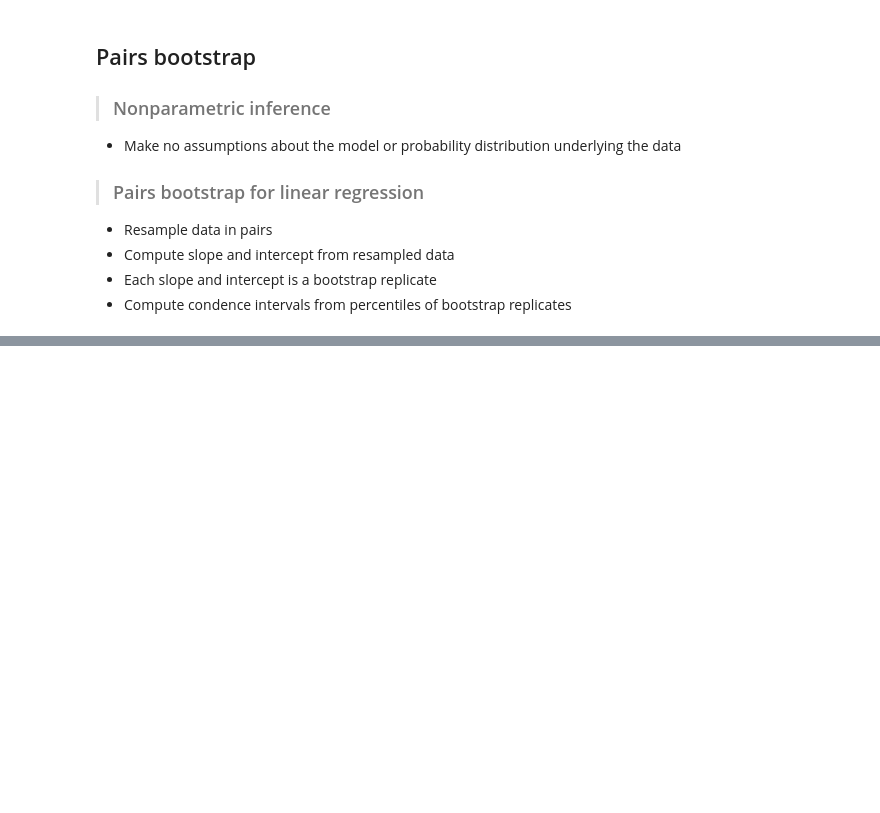
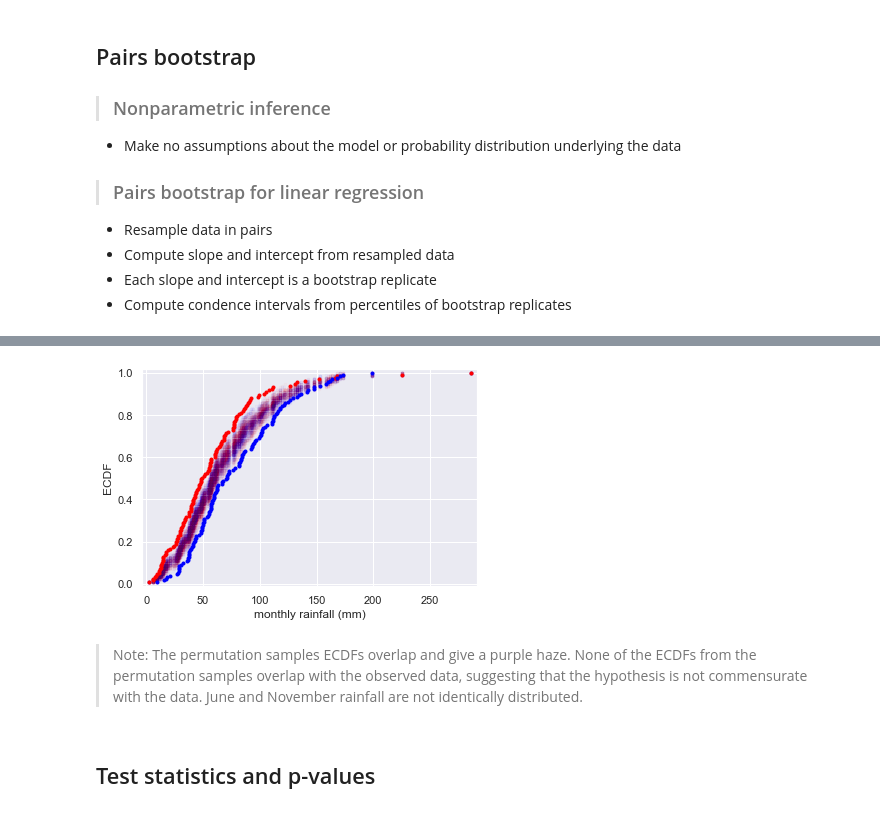
Before and after one commit to VictorOmondi1997/Statistical-Thinking-in-Python-Part-2-, a Jupyter notebook: Statistical Thinking in Python (Part 2).ipynb, the cells around one changed output, grey strips where cells are left out. Cells and saved outputs as stored; diff of their text form; code cells hidden in the pictures; blank space fills up the shorter version.

```diff
--- a/Statistical Thinking in Python (Part 2).ipynb
+++ b/Statistical Thinking in Python (Part 2).ipynb
@@ -566,0 +692,49 @@ plt.show()
+# %%
+rain_november = np.array([ 83.6,  30.9,  62.2,  37. ,  41. , 160.2,  18.2, 122.4,  71.3,
+        44.2,  49.1,  37.6, 114.5,  28.8,  82.5,  71.9,  50.7,  67.7,
+       112. ,  63.6,  42.8,  57.2,  99.1,  86.4,  84.4,  38.1,  17.7,
+       102.2, 101.3,  58. ,  82. , 101.4,  81.4, 100.1,  54.6,  39.6,
+        57.5,  29.2,  48.8,  37.3, 115.4,  55.6,  62. ,  95. ,  84.2,
+       118.1, 153.2,  83.4, 104.7,  59. ,  46.4,  50. , 147.6,  76.8,
+        59.9, 101.8, 136.6, 173. ,  92.5,  37. ,  59.8, 142.1,   9.9,
+       158.2,  72.6,  28. , 112.9, 119.3, 199.2,  50.7,  44. , 170.7,
+        67.2,  21.4,  61.3,  15.6, 106. , 116.2,  42.3,  38.5, 132.5,
+        40.8, 147.5,  93.9,  71.4,  87.3, 163.7, 141.4,  62.6,  84.9,
+        28.8, 121.1,  28.6,  32.4, 112. ,  50. ,  96.9,  81.8,  70.4,
+       117.5,  41.2, 124.9,  78.2,  93. ,  53.5,  50.5,  42.6,  47.9,
+        73.1, 129.1,  56.9, 103.3,  60.5, 134.3,  93.1,  49.5,  48.2,
+       167.9,  27. , 111.1,  55.4,  36.2,  57.4,  66.8,  58.3,  60. ,
+       161.6, 112.7,  37.4, 110.6,  56.6,  95.8, 126.8])
+# %%
+for _ in range(50):
+    # Generate permutation samples
+    perm_sample_1, perm_sample_2 = permutation_sample(rain_june, rain_november)
+
+
+    # Compute ECDFs
+    x_1, y_1 = ecdf(perm_sample_1)
+    x_2, y_2 = ecdf(perm_sample_2)
+
+    # Plot ECDFs of permutation sample
+    _ = plt.plot(x_1, y_1, marker='.', linestyle='none',
+                 color='red', alpha=0.02)
+    _ = plt.plot(x_2, y_2, marker='.', linestyle='none',
+                 color='blue', alpha=0.02)
+
+# Create and plot ECDFs from original data
+x_1, y_1 = ecdf(rain_june)
+x_2, y_2 = ecdf(rain_november)
+_ = plt.plot(x_1, y_1, marker='.', linestyle='none', color='red')
+_ = plt.plot(x_2, y_2, marker='.', linestyle='none', color='blue')
+
+# Label axes, set margin, and show plot
+plt.margins(0.02)
+_ = plt.xlabel('monthly rainfall (mm)')
+_ = plt.ylabel('ECDF')
+plt.show()
+# %% [output]
+[figure, added]
+# %% [markdown]
+> Note: The permutation samples ECDFs overlap and give a purple haze. None of the ECDFs from the permutation samples overlap with the observed data, suggesting that the hypothesis is not commensurate with the data. June and November rainfall are not identically distributed.
+# %% [markdown]
+## Test statistics and p-values
```
Also changed, not shown: parts of 17 cells of this notebook.
